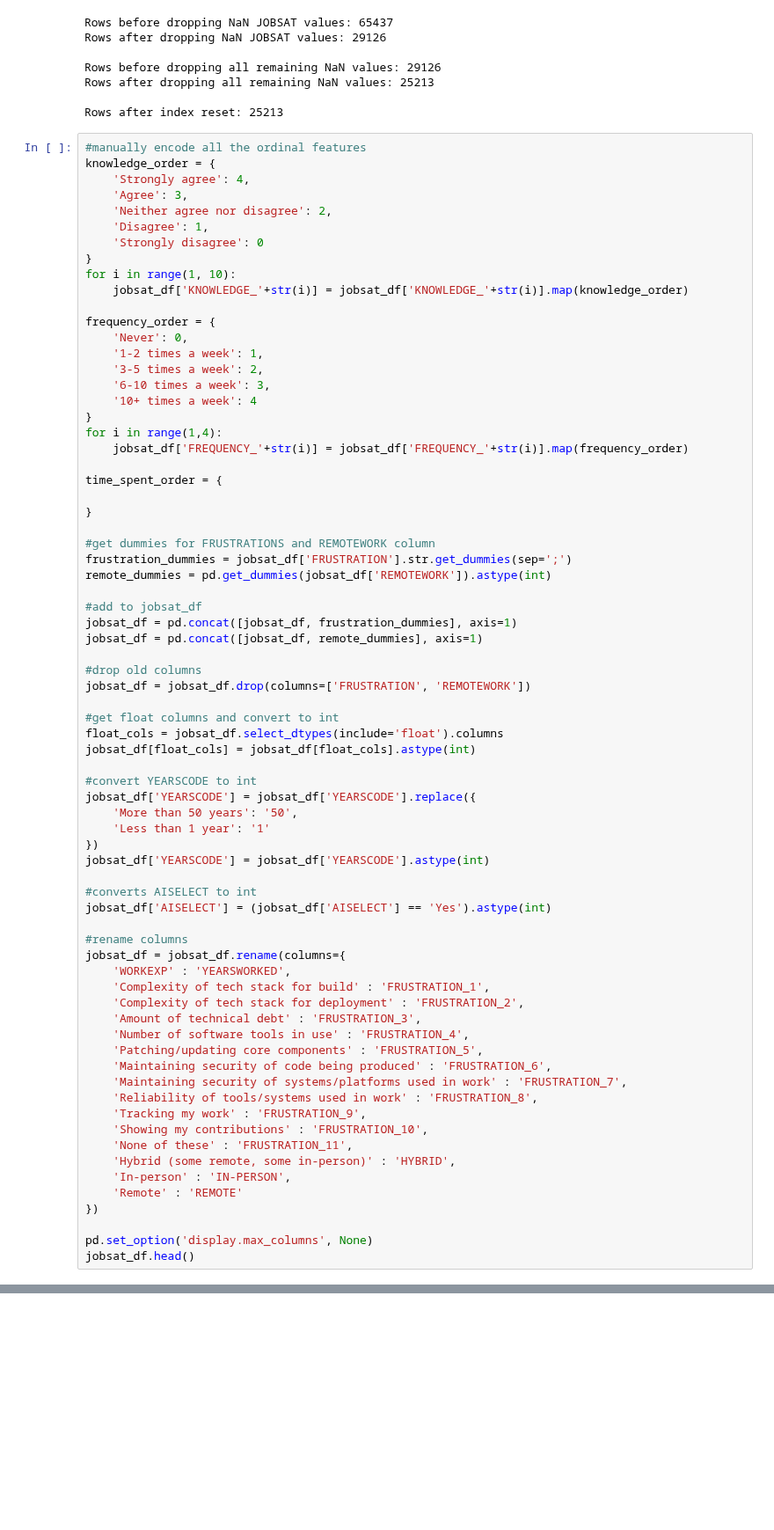
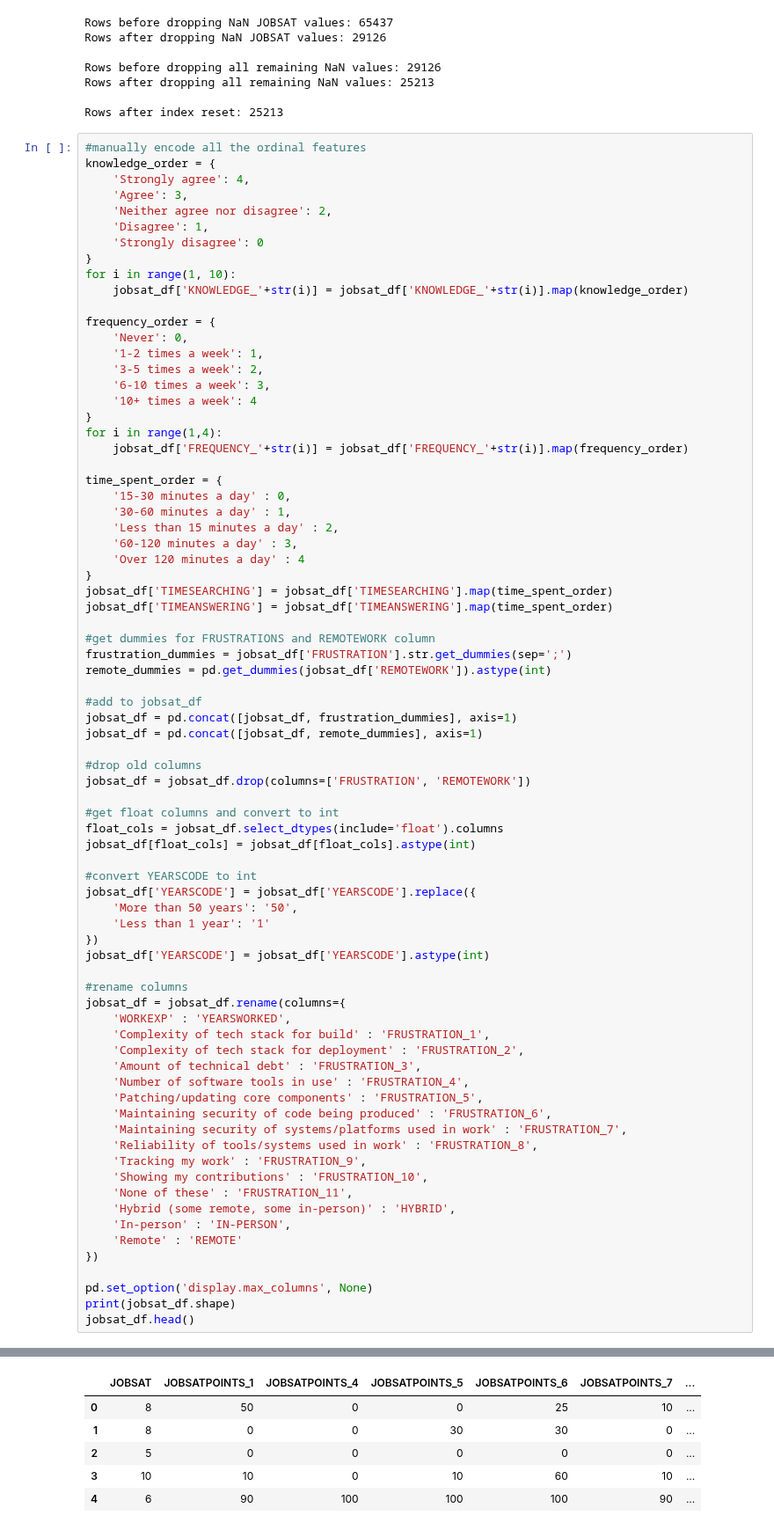
Before and after one commit to adni8025/Stack-Overflow-Developer-Survey-Data-Mining, a Jupyter notebook: restructuredFile.ipynb, the cells around one changed output, grey strips where cells are left out. Shown at 88% size. Cells and saved outputs as stored; diff of their text form; blank space fills up the shorter version.

```diff
--- a/restructuredFile.ipynb
+++ b/restructuredFile.ipynb
@@ -294,8 +294,14 @@ for i in range(1,4):
     jobsat_df['FREQUENCY_'+str(i)] = jobsat_df['FREQUENCY_'+str(i)].map(frequency_order)
 
 time_spent_order = {
-
+    '15-30 minutes a day' : 0,
+    '30-60 minutes a day' : 1,
+    'Less than 15 minutes a day' : 2,
+    '60-120 minutes a day' : 3,
+    'Over 120 minutes a day' : 4
 }
+jobsat_df['TIMESEARCHING'] = jobsat_df['TIMESEARCHING'].map(time_spent_order)
+jobsat_df['TIMEANSWERING'] = jobsat_df['TIMEANSWERING'].map(time_spent_order)
 
 #get dummies for FRUSTRATIONS and REMOTEWORK column
 frustration_dummies = jobsat_df['FRUSTRATION'].str.get_dummies(sep=';')
@@ -319,9 +325,6 @@ jobsat_df['YEARSCODE'] = jobsat_df['YEARSCODE'].replace({
 })
 jobsat_df['YEARSCODE'] = jobsat_df['YEARSCODE'].astype(int)
 
-#converts AISELECT to int
-jobsat_df['AISELECT'] = (jobsat_df['AISELECT'] == 'Yes').astype(int)
-
 #rename columns
 jobsat_df = jobsat_df.rename(columns={
     'WORKEXP' : 'YEARSWORKED',
@@ -342,4 +345,6 @@ jobsat_df = jobsat_df.rename(columns={
 })
 
 pd.set_option('display.max_columns', None)
+print(jobsat_df.shape)
 jobsat_df.head()
+# %% [output]
@@ -346,3 +352,9 @@ jobsat_df.head()
+|  | JOBSAT | JOBSATPOINTS_1 | JOBSATPOINTS_4 | JOBSATPOINTS_5 | JOBSATPOINTS_6 | JOBSATPOINTS_7 | ... |
+| 0 | 8 | 50 | 0 | 0 | 25 | 10 | ... |
+| 1 | 8 | 0 | 0 | 30 | 30 | 0 | ... |
+| 2 | 5 | 0 | 0 | 0 | 0 | 0 | ... |
+| 3 | 10 | 10 | 0 | 10 | 60 | 10 | ... |
+| 4 | 6 | 90 | 100 | 100 | 100 | 90 | ... |
 # %%
 import seaborn as sns
 import matplotlib.pyplot as plt
```
Also changed, not shown: parts of 4 cells of this notebook.
